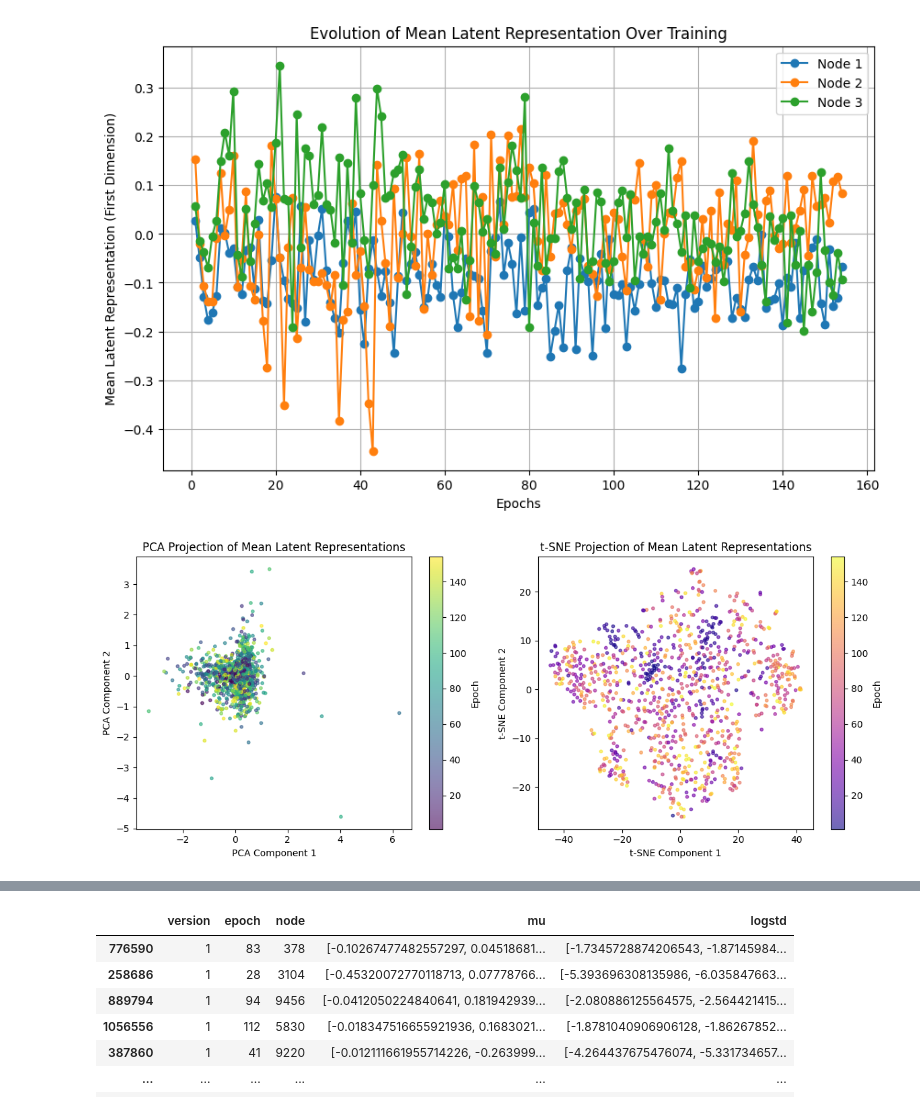
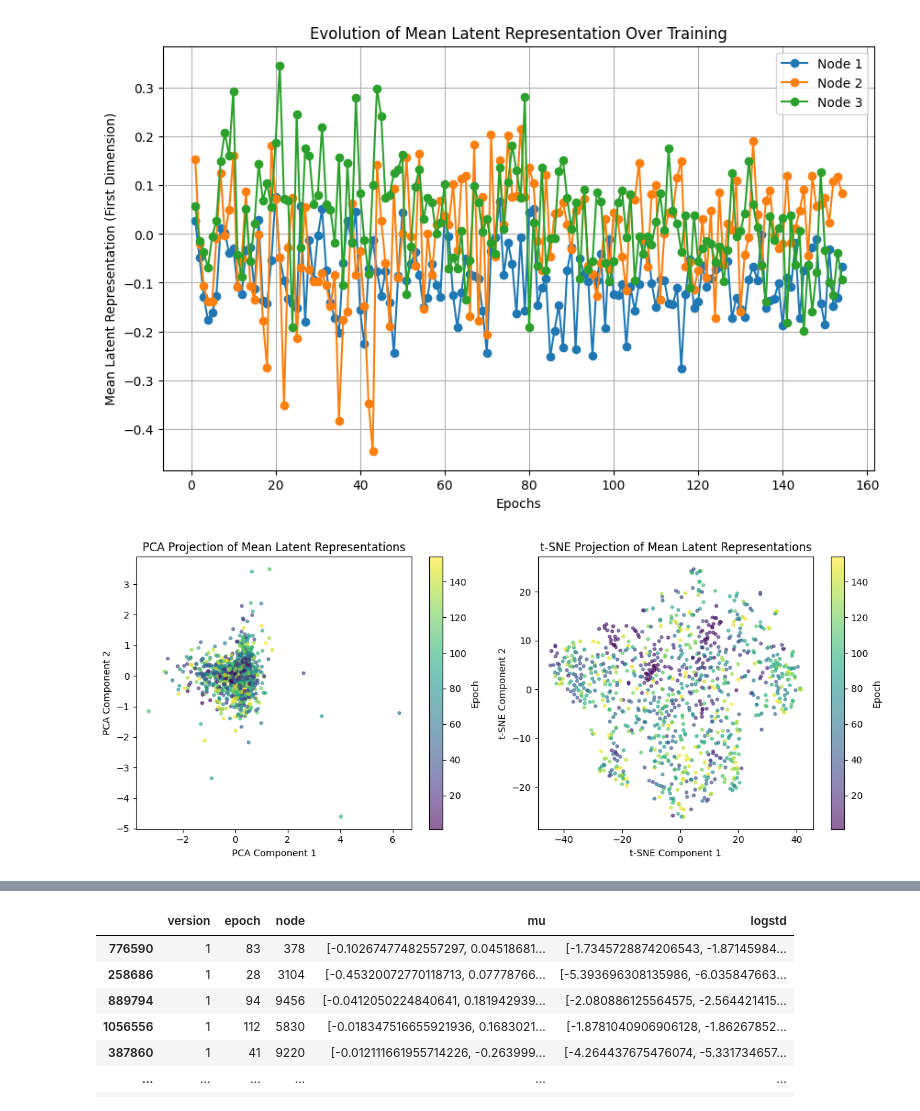
Before and after one commit to EliteApex/PPI-OMEGA, a Jupyter notebook: src/pilot_with_features.ipynb, the cells around one changed output, grey strips where cells are left out. Drawn from its saved outputs; the diff is of its cells as text; code cells hidden in the pictures.

```diff
--- a/src/pilot_with_features.ipynb
+++ b/src/pilot_with_features.ipynb
@@ -319,3 +319,12 @@ KeyboardInterrupt:
 # %%
 latent_variables = pd.read_csv('latent_parameters_v1.csv')
 latent_variables['mu'] = latent_variables['mu'].apply(ast.literal_eval)
+latent_variables['logstd'] = latent_variables['logstd'].apply(ast.literal_eval)
+# %%
+# Function to round elements in a list
+def round_list(lst, decimals=3):
+    return [round(x, decimals) for x in lst]
+
+# Apply rounding to 'mu' and 'logstd' columns
+latent_variables["mu"] = latent_variables["mu"].apply(lambda x: round_list(x, 3))
+latent_variables["logstd"] = latent_variables["logstd"].apply(lambda x: round_list(x, 3))
@@ -343,32 +372,32 @@ example_df = latent_variables.sample(1000, random_state=42)  # Sample randomly a
 mu_matrix = np.array(example_df['mu'].tolist())  # Shape: (num_nodes * epochs, latent_dim)
 
 # Reduce dimensionality using PCA (to 2D)
 pca = PCA(n_components=2)
 mu_pca = pca.fit_transform(mu_matrix)
 
 # Reduce dimensionality using t-SNE (to 2D)
 tsne = TSNE(n_components=2, perplexity=30, random_state=42)
 mu_tsne = tsne.fit_transform(mu_matrix)
 
 # Plot PCA
 plt.figure(figsize=(12, 5))
 
 plt.subplot(1, 2, 1)
 plt.scatter(mu_pca[:, 0], mu_pca[:, 1], alpha=0.6, s=10, c=example_df['epoch'], cmap='viridis')
 plt.colorbar(label='Epoch')
 plt.xlabel("PCA Component 1")
 plt.ylabel("PCA Component 2")
 plt.title("PCA Projection of Mean Latent Representations")
 
 # Plot t-SNE
 plt.subplot(1, 2, 2)
-plt.scatter(mu_tsne[:, 0], mu_tsne[:, 1], alpha=0.6, s=10, c=example_df['epoch'], cmap='plasma')
+plt.scatter(mu_tsne[:, 0], mu_tsne[:, 1], alpha=0.6, s=10, c=example_df['epoch'], cmap='viridis')
 plt.colorbar(label='Epoch')
 plt.xlabel("t-SNE Component 1")
 plt.ylabel("t-SNE Component 2")
 plt.title("t-SNE Projection of Mean Latent Representations")
 
 plt.tight_layout()
 plt.show()
 # %% [output]
-[figure, old version]
+[figure, new version]
```
Also changed, not shown: parts of 4 cells of this notebook, 1 other file.
